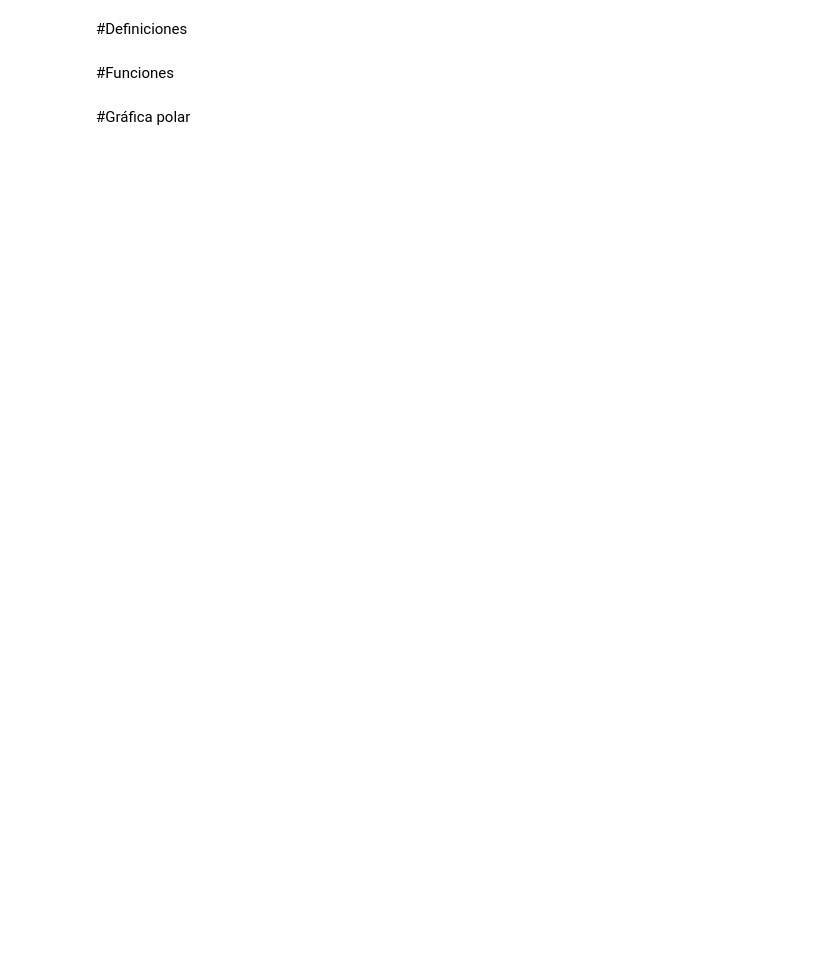
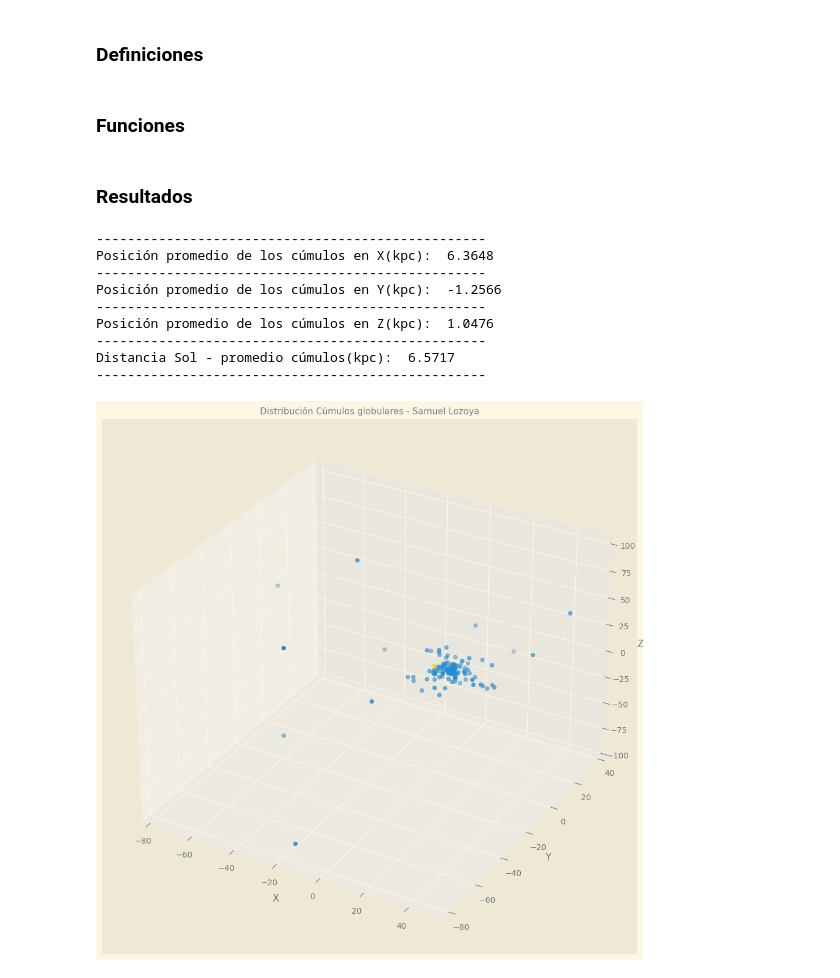
Before and after one commit to Kha0tiko/astronomy, a Jupyter notebook: Reto2_Samuel_Lozoya.ipynb, the cells around one changed output. Cells and saved outputs as stored; diff of their text form; code cells hidden in the pictures; blank space fills up the shorter version.

```diff
--- a/Reto2_Samuel_Lozoya.ipynb
+++ b/Reto2_Samuel_Lozoya.ipynb
@@ -22,9 +53,10 @@ for row in range(1,1000):
 # %% [markdown]
-#Definiciones
+### Definiciones
 # %%
-DH = 14000000000 #Constante de Hubble-Lemaitre
-distancias =[]
-ángulos_radianes=[]
+# Creación de listas para gráfico 3d
+valores_x = []
+valores_y = []
+valores_z = []
 # %% [markdown]
-#Funciones
+### Funciones
 # %%
@@ -50,10 +101,41 @@ for row in range(0,999):
 # %% [markdown]
-#Gráfica polar
+### Resultados
 # %%
-import matplotlib.pyplot as plt
-fig = plt.figure(figsize=(10,7))
-ax = fig.add_subplot(111, projection='polar')
-ax.scatter(ángulos_radianes, distancias,color ='#000000',linewidths=0.1,s=3)
-ax.set_title('Mapa Universo Local - Samuel Lozoya',fontsize=11)
+# Imprimir promedios en X, Y y Z
+print("--------------------------------------------------")
+print("Posición promedio de los cúmulos en X(kpc): ", "{0:.4f}".format(promedio_x))
+
+print("--------------------------------------------------")
+print("Posición promedio de los cúmulos en Y(kpc): ", "{0:.4f}".format(promedio_y))
+
+print("--------------------------------------------------")
+print("Posición promedio de los cúmulos en Z(kpc): ", "{0:.4f}".format(promedio_z))
+
+# Imprimir distancia calculada
+print("--------------------------------------------------")
+print("Distancia Sol - promedio cúmulos(kpc): ", "{0:.4f}".format(distancia_Sol_centro))
+print("--------------------------------------------------")
+
+# Configuración de gráfica
+plt.style.use("Solarize_Light2")
+fig = plt.figure(figsize=(15,12))
+ax = fig.add_subplot(111, projection='3d')
+ax.scatter(0, 0, 0, color='gold')
+ax.scatter(valores_x, valores_y, valores_z)
+ax.set_xlabel('X')
+ax.set_ylabel('Y')
+ax.set_zlabel('Z')
+ax.set_title('Distribución Cúmulos globulares - Samuel Lozoya', fontsize=11, color = "gray")
 ax.grid(True)
 plt.show()
+# %% [output]
+--------------------------------------------------
+Posición promedio de los cúmulos en X(kpc):  6.3648
+--------------------------------------------------
+Posición promedio de los cúmulos en Y(kpc):  -1.2566
+--------------------------------------------------
+Posición promedio de los cúmulos en Z(kpc):  1.0476
+--------------------------------------------------
+Distancia Sol - promedio cúmulos(kpc):  6.5717
+--------------------------------------------------
+[figure, added]
```
Also changed, not shown: parts of 7 cells of this notebook.
